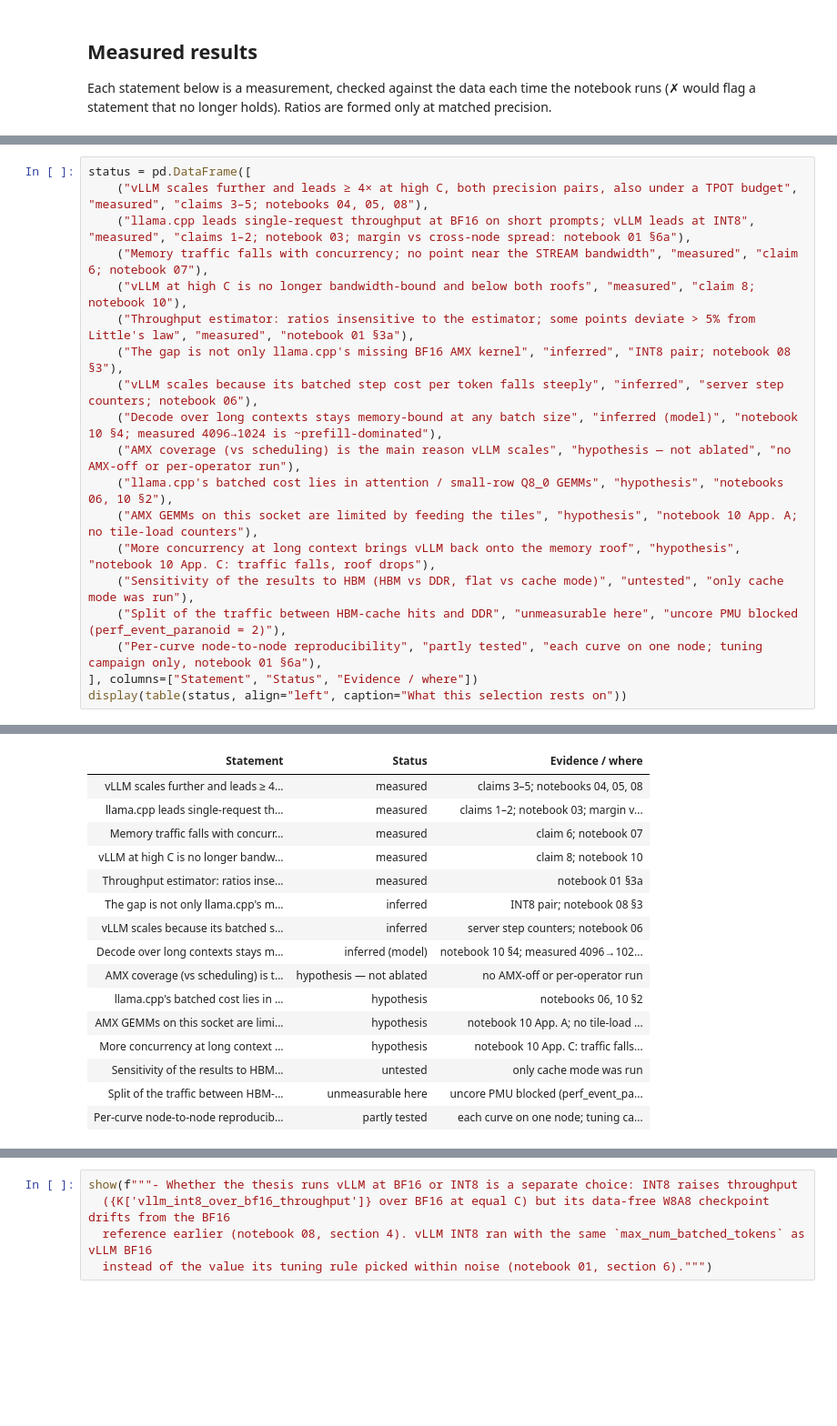
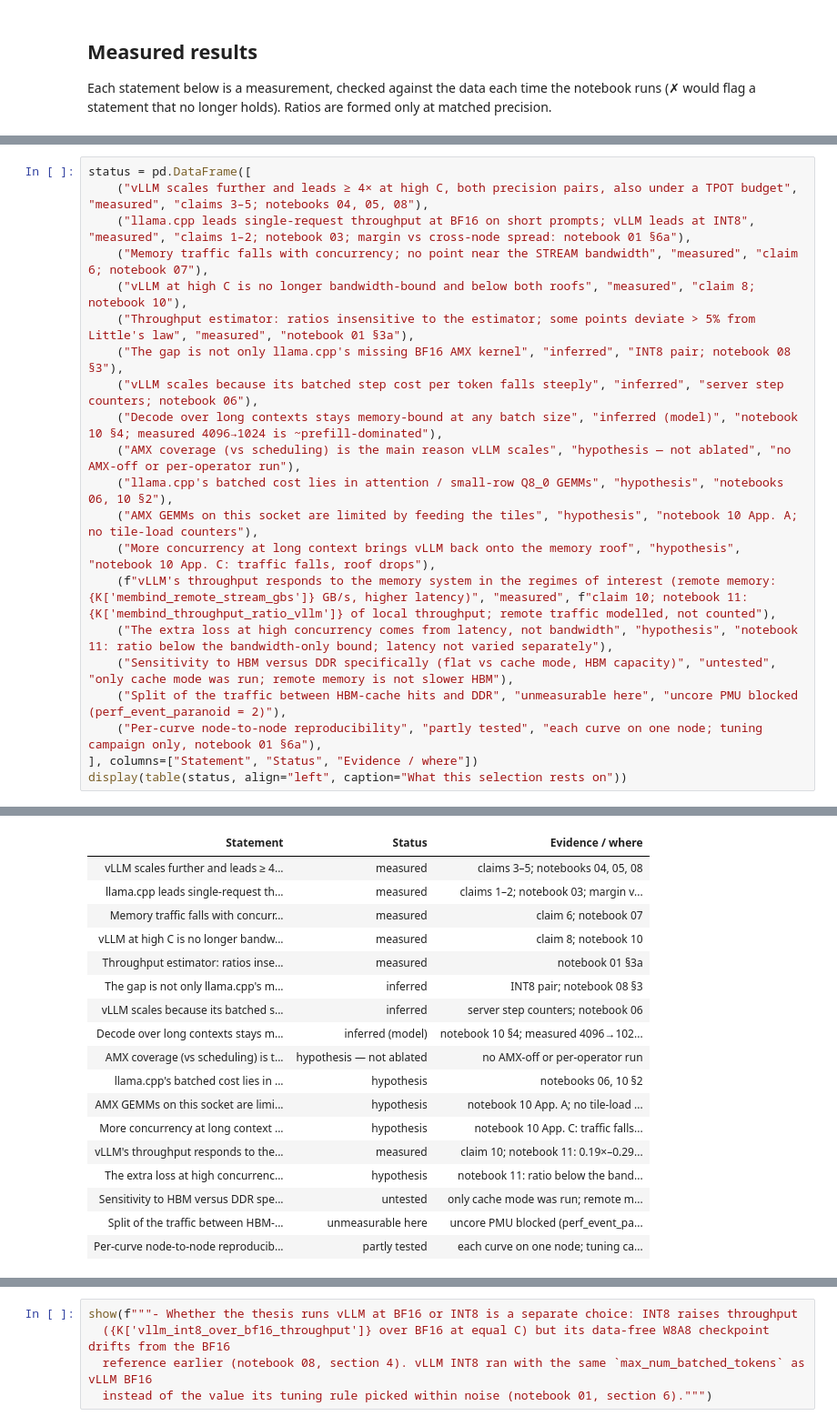
Before and after one commit to struggling-student/llm-backend-analysis, a Jupyter notebook: notebooks/backend_selection/09_backend_selection_summary.ipynb, the cells around one changed output, grey strips where cells are left out. Shown at 91% size. Saved outputs shown, nothing was run; the diff lists cells and outputs as text; blank space fills up the shorter version.

```diff
--- a/notebooks/backend_selection/09_backend_selection_summary.ipynb
+++ b/notebooks/backend_selection/09_backend_selection_summary.ipynb
@@ -381,35 +404,39 @@ status = pd.DataFrame([
     ("llama.cpp leads single-request throughput at BF16 on short prompts; vLLM leads at INT8", "measured", "claims 1–2; notebook 03; margin vs cross-node spread: notebook 01 §6a"),
     ("Memory traffic falls with concurrency; no point near the STREAM bandwidth", "measured", "claim 6; notebook 07"),
     ("vLLM at high C is no longer bandwidth-bound and below both roofs", "measured", "claim 8; notebook 10"),
     ("Throughput estimator: ratios insensitive to the estimator; some points deviate > 5% from Little's law", "measured", "notebook 01 §3a"),
     ("The gap is not only llama.cpp's missing BF16 AMX kernel", "inferred", "INT8 pair; notebook 08 §3"),
     ("vLLM scales because its batched step cost per token falls steeply", "inferred", "server step counters; notebook 06"),
     ("Decode over long contexts stays memory-bound at any batch size", "inferred (model)", "notebook 10 §4; measured 4096→1024 is ~prefill-dominated"),
     ("AMX coverage (vs scheduling) is the main reason vLLM scales", "hypothesis — not ablated", "no AMX-off or per-operator run"),
     ("llama.cpp's batched cost lies in attention / small-row Q8_0 GEMMs", "hypothesis", "notebooks 06, 10 §2"),
     ("AMX GEMMs on this socket are limited by feeding the tiles", "hypothesis", "notebook 10 App. A; no tile-load counters"),
     ("More concurrency at long context brings vLLM back onto the memory roof", "hypothesis", "notebook 10 App. C: traffic falls, roof drops"),
-    ("Sensitivity of the results to HBM (HBM vs DDR, flat vs cache mode)", "untested", "only cache mode was run"),
+    (f"vLLM's throughput responds to the memory system in the regimes of interest (remote memory: {K['membind_remote_stream_gbs']} GB/s, higher latency)", "measured", f"claim 10; notebook 11: {K['membind_throughput_ratio_vllm']} of local throughput; remote traffic modelled, not counted"),
+    ("The extra loss at high concurrency comes from latency, not bandwidth", "hypothesis", "notebook 11: ratio below the bandwidth-only bound; latency not varied separately"),
+    ("Sensitivity to HBM versus DDR specifically (flat vs cache mode, HBM capacity)", "untested", "only cache mode was run; remote memory is not slower HBM"),
     ("Split of the traffic between HBM-cache hits and DDR", "unmeasurable here", "uncore PMU blocked (perf_event_paranoid = 2)"),
     ("Per-curve node-to-node reproducibility", "partly tested", "each curve on one node; tuning campaign only, notebook 01 §6a"),
 ], columns=["Statement", "Status", "Evidence / where"])
 display(table(status, align="left", caption="What this selection rests on"))
 # %% [output]
 What this selection rests on
 | Statement | Status | Evidence / where |
 | vLLM scales further and leads ≥ 4... | measured | claims 3–5; notebooks 04, 05, 08 |
 | llama.cpp leads single-request th... | measured | claims 1–2; notebook 03; margin v... |
 | Memory traffic falls with concurr... | measured | claim 6; notebook 07 |
 | vLLM at high C is no longer bandw... | measured | claim 8; notebook 10 |
 | Throughput estimator: ratios inse... | measured | notebook 01 §3a |
 | The gap is not only llama.cpp's m... | inferred | INT8 pair; notebook 08 §3 |
 | vLLM scales because its batched s... | inferred | server step counters; notebook 06 |
 | Decode over long contexts stays m... | inferred (model) | notebook 10 §4; measured 4096→102... |
 | AMX coverage (vs scheduling) is t... | hypothesis — not ablated | no AMX-off or per-operator run |
 | llama.cpp's batched cost lies in ... | hypothesis | notebooks 06, 10 §2 |
 | AMX GEMMs on this socket are limi... | hypothesis | notebook 10 App. A; no tile-load ... |
 | More concurrency at long context ... | hypothesis | notebook 10 App. C: traffic falls... |
-| Sensitivity of the results to HBM... | untested | only cache mode was run |
+| vLLM's throughput responds to the... | measured | claim 10; notebook 11: 0.19×–0.29... |
+| The extra loss at high concurrenc... | hypothesis | notebook 11: ratio below the band... |
+| Sensitivity to HBM versus DDR spe... | untested | only cache mode was run; remote m... |
 | Split of the traffic between HBM-... | unmeasurable here | uncore PMU blocked (perf_event_pa... |
 | Per-curve node-to-node reproducib... | partly tested | each curve on one node; tuning ca... |
 # %% [markdown]
```
Also changed, not shown: parts of 6 cells of this notebook, 13 other files.
